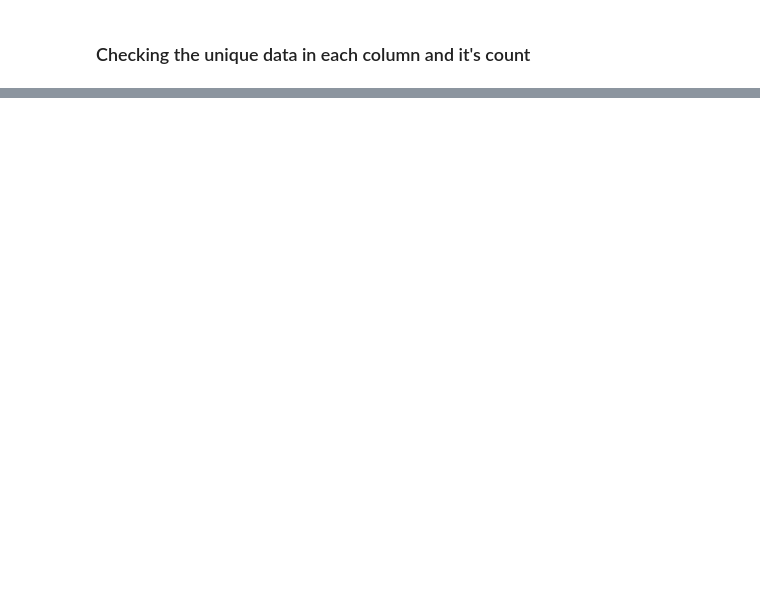
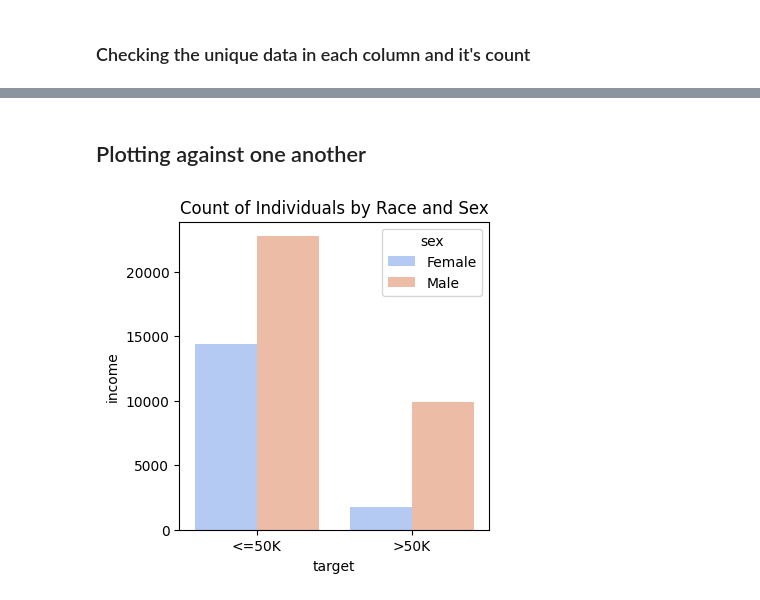
Before and after one commit to Uziii-man/Automatic-Census-Data-Modeling, a Jupyter notebook: Preprocessing the Census Data.ipynb, the cells around one changed output, grey strips where cells are left out. Cells and saved outputs as stored; diff of their text form; code cells hidden in the pictures; blank space fills up the shorter version.

```diff
--- a/Preprocessing the Census Data.ipynb
+++ b/Preprocessing the Census Data.ipynb
@@ -133,0 +206,2 @@ Name: count, dtype: int64
+# %% [markdown]
+## Plotting against one another
@@ -133,0 +212,9 @@ Name: count, dtype: int64
+# %%
+plt.figure(figsize=(4, 4))
+sns.countplot(x="target", hue="sex", palette="coolwarm", data=df_census_data)
+plt.title("Count of Individuals by Race and Sex")
+plt.xlabel("target")
+plt.ylabel("income")
+plt.show()
+# %% [output]
+[figure, added]
```
Also changed, not shown: parts of 30 cells of this notebook, 1 other file.
